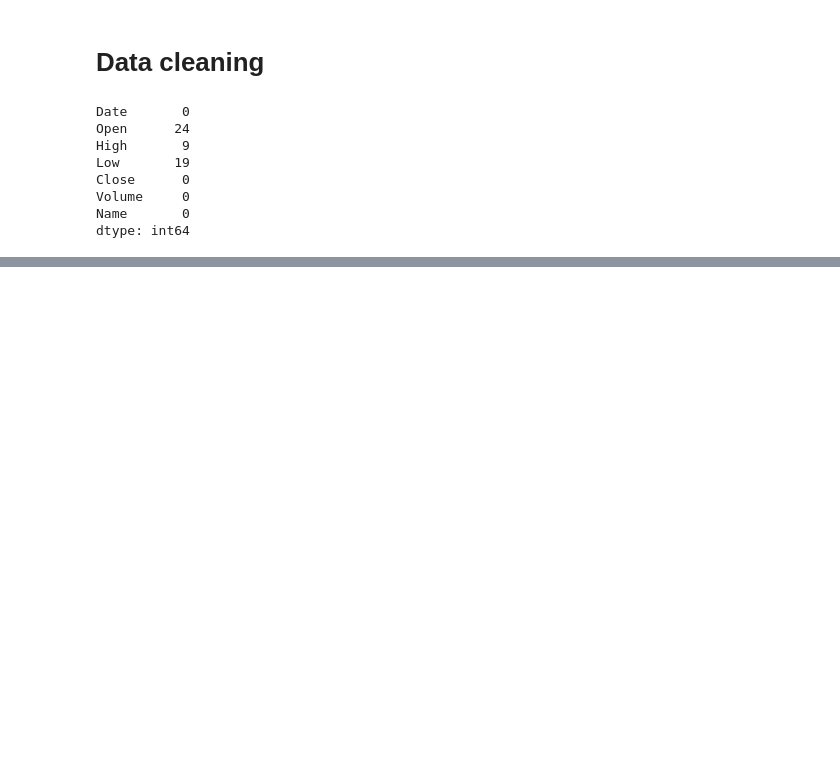
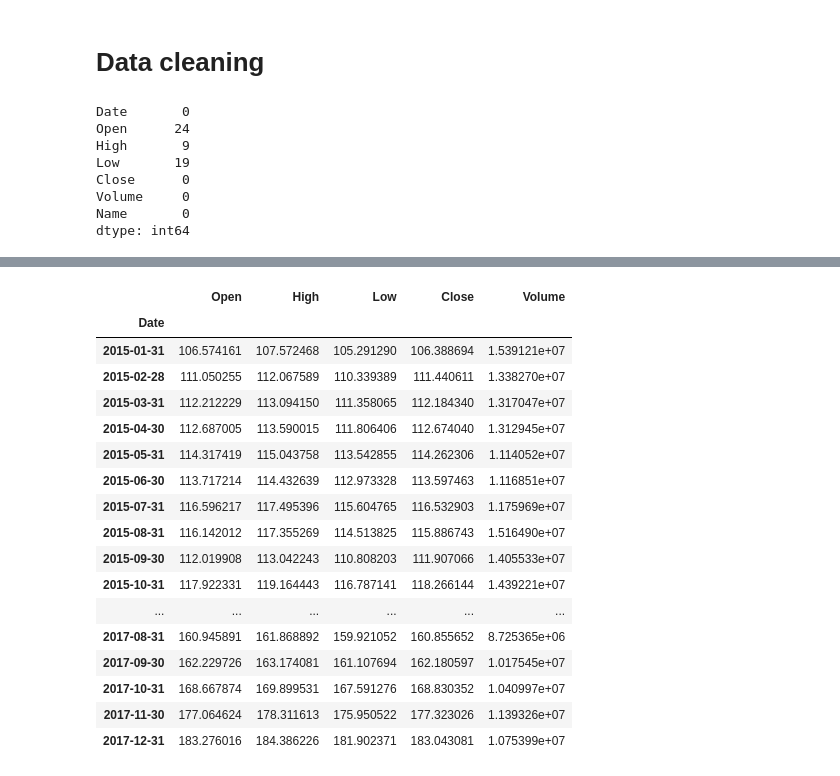
Before and after one commit to lukeyuan31/Churn_Visulization, a Jupyter notebook: Stock and Supermarket.ipynb, the cells around one changed output, grey strips where cells are left out. Saved outputs shown, nothing was run; the diff lists cells and outputs as text; code cells hidden in the pictures; blank space fills up the shorter version.

```diff
--- a/Stock and Supermarket.ipynb
+++ b/Stock and Supermarket.ipynb
@@ -103,12 +105,32 @@ Sales             0
 dtype: int64
 # %%
-selected_stock.dropna()
-superstore_dataset.dropna()
+selected_stock=selected_stock.dropna()
+superstore_dataset=superstore_dataset.dropna()
 #superstore_by_month=superstore_dataset.groupby(superstore_dataset['Order Date'].dt.strftime('%Y-%m'))['Sales'].sum().sort_values()
 superstore_by_month=superstore_dataset.groupby(pd.Grouper(key='Order Date', freq='1M')).sum()
-stock_by_month=selected_stock.groupby(pd.Grouper(key='Date',freq='1M')).mean()
+stock_by_month=selected_stock.groupby(pd.Grouper(key='Date',freq='M')).mean()
+stock_by_month
 #superstore_by_month
 #stock_by_month['Close'].plot()
+# %% [output]
+|  | Open | High | Low | Close | Volume |
+| Date |  |  |  |  |  |
+| 2015-01-31 | 106.574161 | 107.572468 | 105.291290 | 106.388694 | 1.539121e+07 |
+| 2015-02-28 | 111.050255 | 112.067589 | 110.339389 | 111.440611 | 1.338270e+07 |
+| 2015-03-31 | 112.212229 | 113.094150 | 111.358065 | 112.184340 | 1.317047e+07 |
+| 2015-04-30 | 112.687005 | 113.590015 | 111.806406 | 112.674040 | 1.312945e+07 |
+| 2015-05-31 | 114.317419 | 115.043758 | 113.542855 | 114.262306 | 1.114052e+07 |
+| 2015-06-30 | 113.717214 | 114.432639 | 112.973328 | 113.597463 | 1.116851e+07 |
+| 2015-07-31 | 116.596217 | 117.495396 | 115.604765 | 116.532903 | 1.175969e+07 |
+| 2015-08-31 | 116.142012 | 117.355269 | 114.513825 | 115.886743 | 1.516490e+07 |
+| 2015-09-30 | 112.019908 | 113.042243 | 110.808203 | 111.907066 | 1.405533e+07 |
+| 2015-10-31 | 117.922331 | 119.164443 | 116.787141 | 118.266144 | 1.439221e+07 |
+| ... | ... | ... | ... | ... | ... |
+| 2017-08-31 | 160.945891 | 161.868892 | 159.921052 | 160.855652 | 8.725365e+06 |
+| 2017-09-30 | 162.229726 | 163.174081 | 161.107694 | 162.180597 | 1.017545e+07 |
+| 2017-10-31 | 168.667874 | 169.899531 | 167.591276 | 168.830352 | 1.040997e+07 |
+| 2017-11-30 | 177.064624 | 178.311613 | 175.950522 | 177.323026 | 1.139326e+07 |
+| 2017-12-31 | 183.276016 | 184.386226 | 181.902371 | 183.043081 | 1.075399e+07 |
 # %%
 f, ax = plt.subplots(nrows=2, ncols=1, figsize=(10, 10))
 sns.lineplot(x=stock_by_month.index,y=stock_by_month['Close'],ax=ax[0])
```
Also changed, not shown: parts of 6 cells of this notebook.
